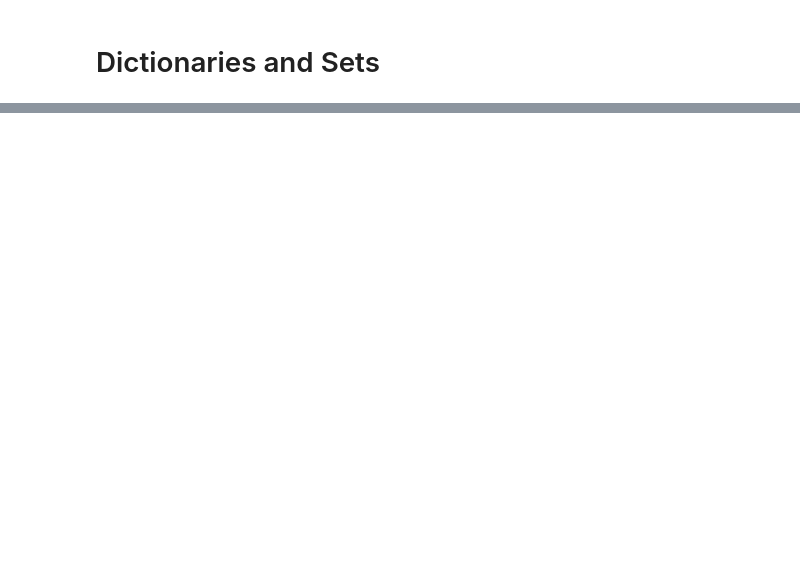
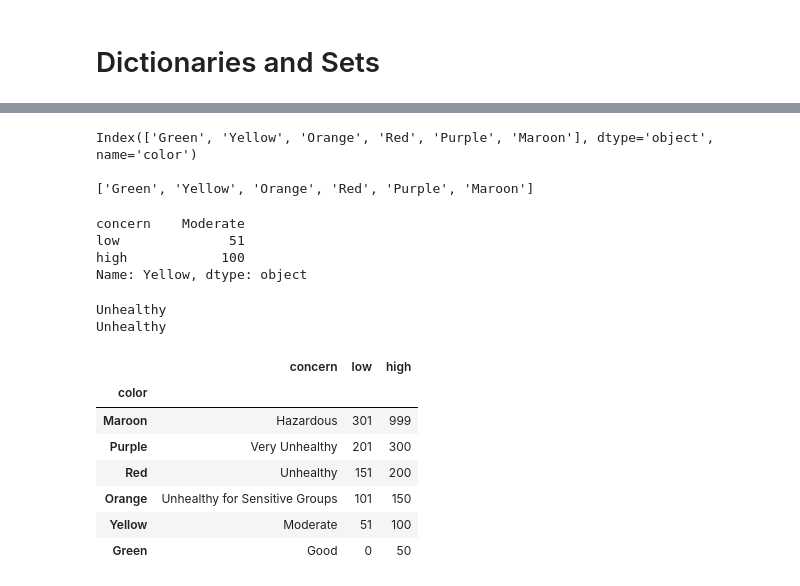
Before and after one commit to AndrewPiasecki/PythonCourse, a Jupyter notebook: ClassAssignment.ipynb, the cells around one changed output, grey strips where cells are left out. Saved outputs shown, nothing was run; the diff lists cells and outputs as text; code cells hidden in the pictures; blank space fills up the shorter version.

```diff
--- a/ClassAssignment.ipynb
+++ b/ClassAssignment.ipynb
@@ -162,0 +219,33 @@ print(set1 & set2)
+# %%
+print(dfAQI.index, '\n')
+print(dfAQI.index.tolist())
+# %% [output]
+Index(['Green', 'Yellow', 'Orange', 'Red', 'Purple', 'Maroon'], dtype='object', name='color')
+
+['Green', 'Yellow', 'Orange', 'Red', 'Purple', 'Maroon']
+# %%
+dfAQI.loc['Yellow'] #Gets row info
+# %% [output]
+concern    Moderate
+low              51
+high            100
+Name: Yellow, dtype: object
+# %%
+print(dfAQI.loc['Red']['concern'])
+
+print(dfAQI['concern']['Red']) #It is case sensitive
+# %% [output]
+Unhealthy
+Unhealthy
+# %%
+dfSort = dfAQI.sort_values('low', ascending = False)
+dfSort
+# %% [output]
+|  | concern | low | high |
+| color |  |  |  |
+| Maroon | Hazardous | 301 | 999 |
+| Purple | Very Unhealthy | 201 | 300 |
+| Red | Unhealthy | 151 | 200 |
+| Orange | Unhealthy for Sensitive Groups | 101 | 150 |
+| Yellow | Moderate | 51 | 100 |
+| Green | Good | 0 | 50 |
```
Also changed, not shown: parts of 26 cells of this notebook.
